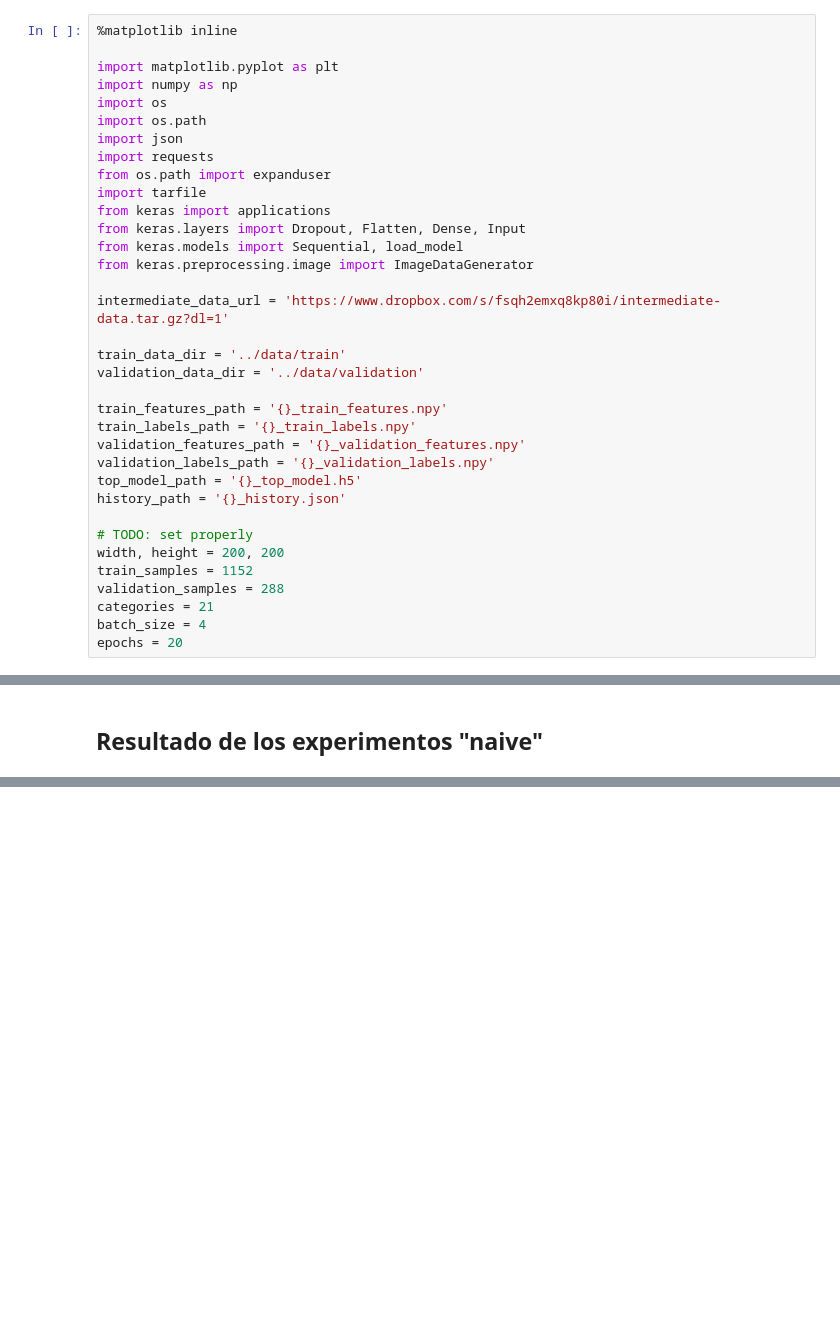
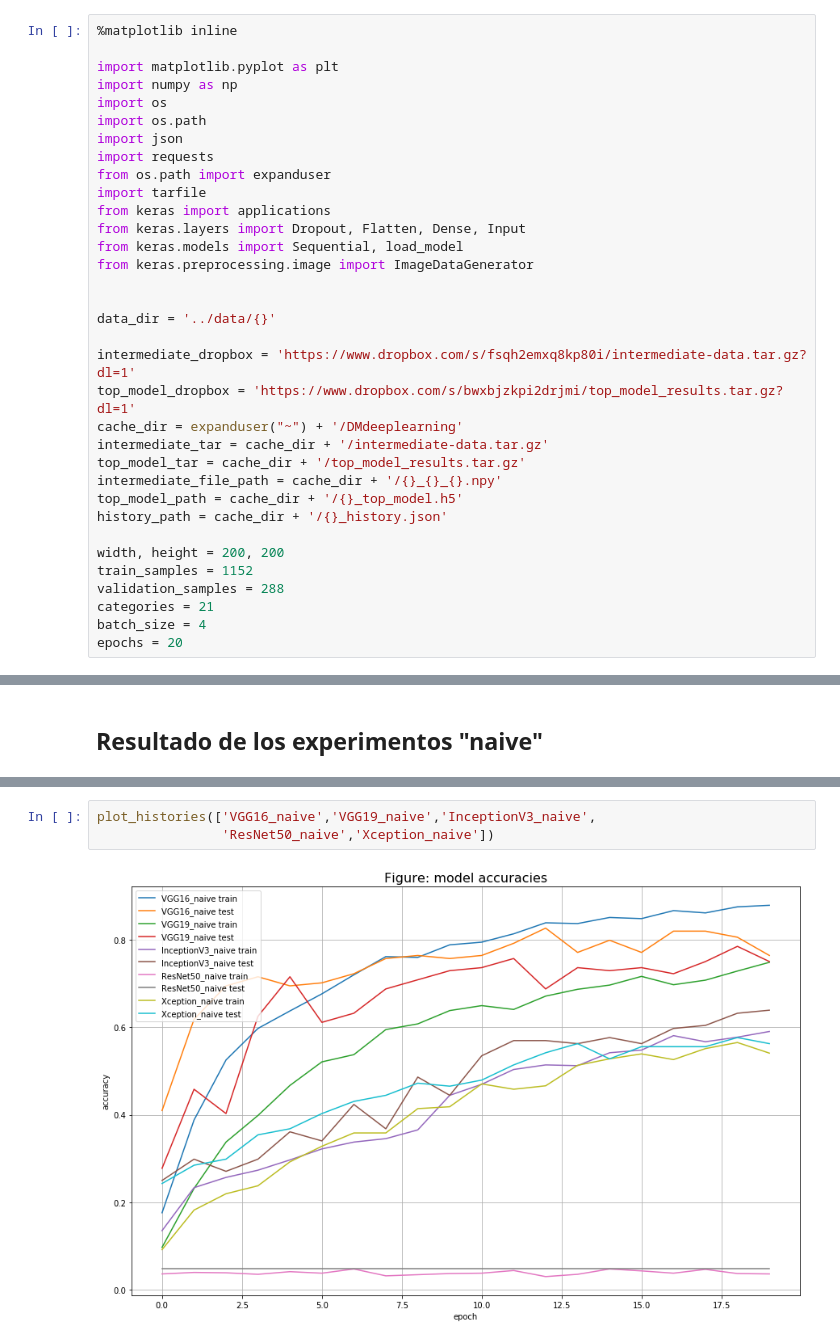
Before and after one commit to amanas/DMdeeplearning, a Jupyter notebook: preTrainedExperiments/preTrainedReport.ipynb, the cells around one changed output, grey strips where cells are left out. Cells and saved outputs as stored; diff of their text form; blank space fills up the shorter version.

```diff
--- a/preTrainedExperiments/preTrainedReport.ipynb
+++ b/preTrainedExperiments/preTrainedReport.ipynb
@@ -31,19 +168,18 @@ from keras.layers import Dropout, Flatten, Dense, Input
 from keras.models import Sequential, load_model
 from keras.preprocessing.image import ImageDataGenerator
 
-intermediate_data_url = 'https://www.dropbox.com/s/fsqh2emxq8kp80i/intermediate-data.tar.gz?dl=1'
 
-train_data_dir = '../data/train'
-validation_data_dir = '../data/validation'
+data_dir = '../data/{}'
 
-train_features_path = '{}_train_features.npy'
-train_labels_path = '{}_train_labels.npy'
-validation_features_path = '{}_validation_features.npy'
-validation_labels_path = '{}_validation_labels.npy'
-top_model_path = '{}_top_model.h5'
-history_path = '{}_history.json'
+intermediate_dropbox = 'https://www.dropbox.com/s/fsqh2emxq8kp80i/intermediate-data.tar.gz?dl=1'
+top_model_dropbox = 'https://www.dropbox.com/s/bwxbjzkpi2drjmi/top_model_results.tar.gz?dl=1'
+cache_dir = expanduser("~") + '/DMdeeplearning'
+intermediate_tar = cache_dir + '/intermediate-data.tar.gz'
+top_model_tar = cache_dir + '/top_model_results.tar.gz'
+intermediate_file_path = cache_dir + '/{}_{}_{}.npy'
+top_model_path = cache_dir + '/{}_top_model.h5'
+history_path = cache_dir + '/{}_history.json'
 
-# TODO: set properly
 width, height = 200, 200
 train_samples = 1152
 validation_samples = 288
@@ -414,0 +546,5 @@ plot_histories(['VGG16_exp1','VGG19_exp1','InceptionV3_exp1','ResNet50_exp1','Xc
+# %%
+plot_histories(['VGG16_naive','VGG19_naive','InceptionV3_naive',
+                'ResNet50_naive','Xception_naive'])
+# %% [output]
+[figure, added]
```
Also changed, not shown: parts of 49 cells of this notebook, 11 other files.
